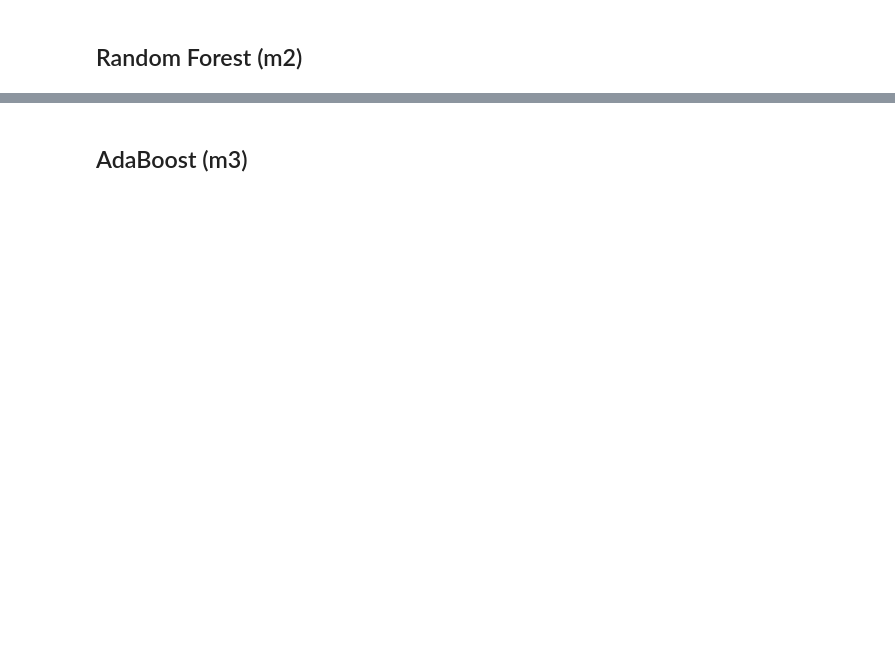
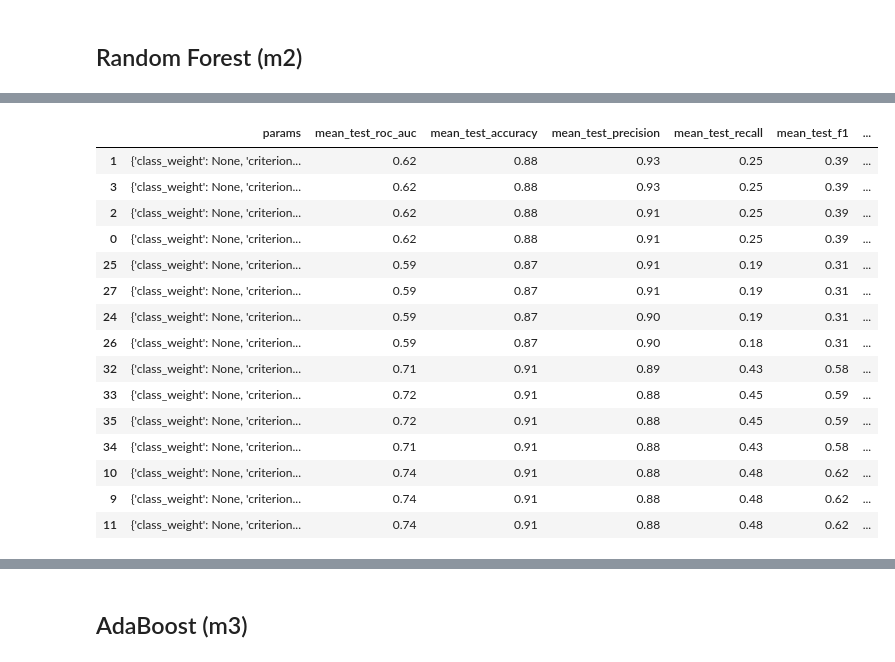
Before and after one commit to cutterback/p05-olist-customer-rating-prediction, a Jupyter notebook: Olist_Customer_Rating_Model.ipynb, the cells around one changed output, grey strips where cells are left out. Saved outputs shown, nothing was run; the diff lists cells and outputs as text; code cells hidden in the pictures; blank space fills up the shorter version.

Commit message:
Refresh models

```diff
--- a/Olist_Customer_Rating_Model.ipynb
+++ b/Olist_Customer_Rating_Model.ipynb
@@ -1296,7 +1331,7 @@ model_rf = RandomForestClassifier(random_state=SEED, n_jobs=jobs)
 # %%
 # define the grid for Random Forest
 grid_params_rf = [{'criterion': ['gini', 'entropy'], # measures split quality
-                   'class_weight': [None, 'balanced'], # adjust imbalanced positive class
+                   'class_weight': [None], # adjust imbalanced positive class
                    'n_estimators': [100, 500], # number trees to grow
                    'max_features': ['auto', None], # features considered at splits
                    'max_depth': [3, 5, 8],  # max nodes in each tree
@@ -1305,3 +1340,6 @@ grid_params_rf = [{'criterion': ['gini', 'entropy'], # measures split quality
 # %%
 # create gridsearchCV object for Random Forest
 gs_rf = instantiate_grid(model_rf, grid_params_rf)
+# %%
+# execute the Random Forest gridsearchCV on training data
+gs_rf.fit(X_train_scaled_m2, y_train)
@@ -1307,0 +1379,21 @@ gs_rf = instantiate_grid(model_rf, grid_params_rf)
+# %%
+# display top model results
+cv_results2 = pd.DataFrame.from_dict(gs_rf.cv_results_)
+cv_results_metrics2 = show_grid_metrics(cv_results2, 'mean_test_precision', top_n=15)
+# %% [output]
+|  | params | mean_test_roc_auc | mean_test_accuracy | mean_test_precision | mean_test_recall | mean_test_f1 | ... |
+| 1 | {'class_weight': None, 'criterion... | 0.62 | 0.88 | 0.93 | 0.25 | 0.39 | ... |
+| 3 | {'class_weight': None, 'criterion... | 0.62 | 0.88 | 0.93 | 0.25 | 0.39 | ... |
+| 2 | {'class_weight': None, 'criterion... | 0.62 | 0.88 | 0.91 | 0.25 | 0.39 | ... |
+| 0 | {'class_weight': None, 'criterion... | 0.62 | 0.88 | 0.91 | 0.25 | 0.39 | ... |
+| 25 | {'class_weight': None, 'criterion... | 0.59 | 0.87 | 0.91 | 0.19 | 0.31 | ... |
+| 27 | {'class_weight': None, 'criterion... | 0.59 | 0.87 | 0.91 | 0.19 | 0.31 | ... |
+| 24 | {'class_weight': None, 'criterion... | 0.59 | 0.87 | 0.90 | 0.19 | 0.31 | ... |
+| 26 | {'class_weight': None, 'criterion... | 0.59 | 0.87 | 0.90 | 0.18 | 0.31 | ... |
+| 32 | {'class_weight': None, 'criterion... | 0.71 | 0.91 | 0.89 | 0.43 | 0.58 | ... |
+| 33 | {'class_weight': None, 'criterion... | 0.72 | 0.91 | 0.88 | 0.45 | 0.59 | ... |
+| 35 | {'class_weight': None, 'criterion... | 0.72 | 0.91 | 0.88 | 0.45 | 0.59 | ... |
+| 34 | {'class_weight': None, 'criterion... | 0.71 | 0.91 | 0.88 | 0.43 | 0.58 | ... |
+| 10 | {'class_weight': None, 'criterion... | 0.74 | 0.91 | 0.88 | 0.48 | 0.62 | ... |
+| 9 | {'class_weight': None, 'criterion... | 0.74 | 0.91 | 0.88 | 0.48 | 0.62 | ... |
+| 11 | {'class_weight': None, 'criterion... | 0.74 | 0.91 | 0.88 | 0.48 | 0.62 | ... |
```
Also changed, not shown: parts of 30 cells of this notebook.
